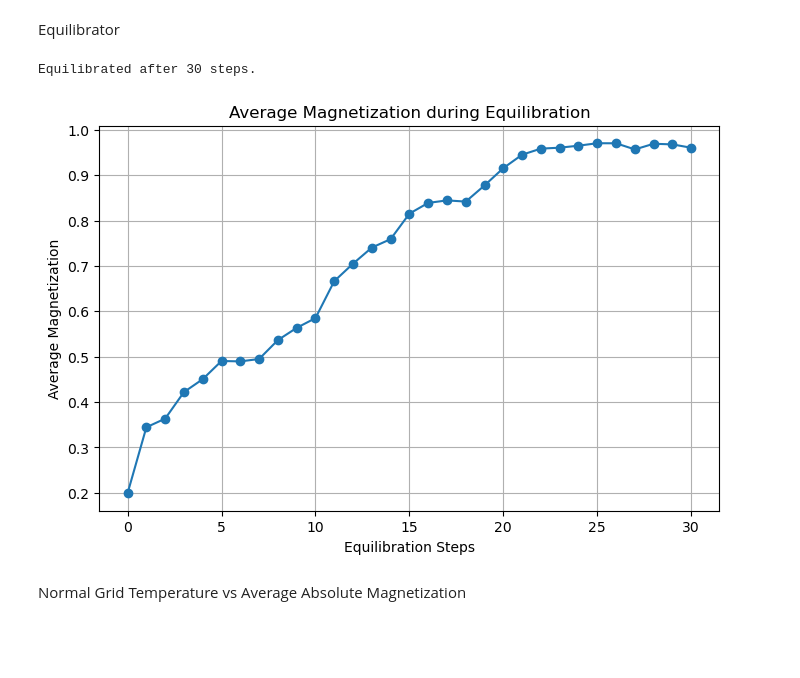
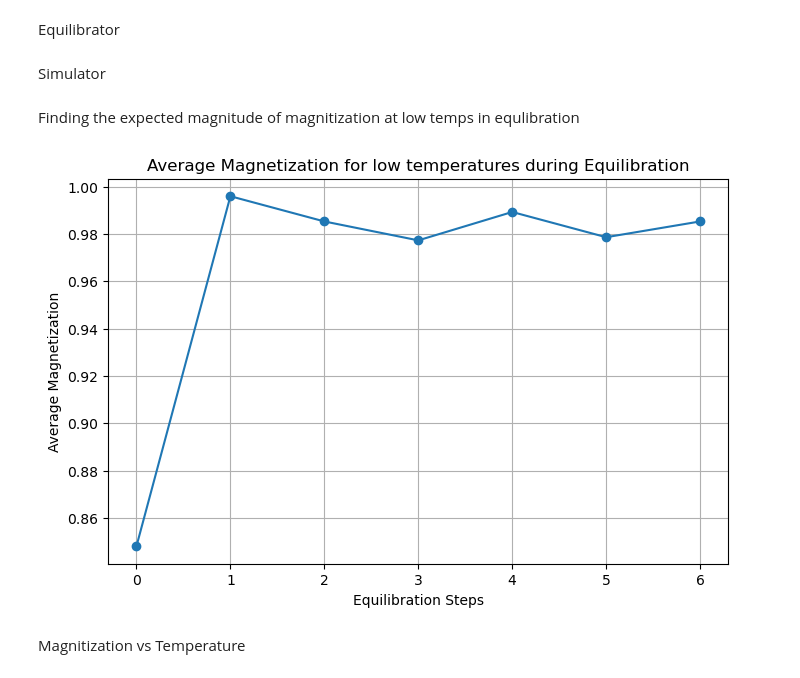
Before and after one commit to nirmiller/comp_phy_final_project, a Jupyter notebook: stats_n_graphs.ipynb, the cells around one changed output. Drawn from its saved outputs; the diff is of its cells as text; code cells hidden in the pictures; blank space fills up the shorter version.

```diff
--- a/stats_n_graphs.ipynb
+++ b/stats_n_graphs.ipynb
@@ -69,17 +74,2 @@ def equilibrate_grid(grid, tolerance=1e-1, mag_hist = False, J=1):
-# %%
-N = 50            # Lattice size
-J = 1           # Coupling constant
-grid = Grid(n_x=N, n_y=N, gridPointObject=electron.ClassicElectron, record_history=False)
-mags = equilibrate_grid(grid, tolerance=1e-2, mag_hist=True, J=J)
-
-# plot the mean magnetization over time
-plt.figure(figsize=(8, 5))
-plt.plot(mags, marker='o')
-plt.xlabel('Equilibration Steps')
-plt.ylabel('Average Magnetization')
-plt.title('Average Magnetization for low temperatures during Equilibration')
-plt.grid()
-plt.show()
-# %% [output]
-Equilibrated after 30 steps.
-[figure, old version]
+# %% [markdown]
+Simulator
@@ -86,4 +104,35 @@ Equilibrated after 30 steps.
 # %% [markdown]
-Normal Grid Temperature vs Average Absolute Magnetization
+Finding the expected magnitude of magnitization at low temps in equlibration
+# %%
+N = 30            # Lattice size
+J = 1             # Coupling constant
+
+# grid = Grid(n_x=N, n_y=N, gridPointObject=electron.ClassicElectron, record_history=False)
+# mags = equilibrate_grid(grid, equil_tolerance=.9, mag_hist=True, J=J)
+
+# holeGrid = HoleGrid(n_x=10, n_y=10, gridPointObject=electron.ClassicElectron, hole_grid=np.ones((3,3)) ,c_y=2, c_x=2, record_history=False)
+# mags = equilibrate_grid(holeGrid, equil_tolerance=.8, mag_hist=True, J=J)
+
+# mobius = Mobius(n_x=10, n_y=10, gridPointObject=electron.ClassicElectron, record_history=False)
+# mags = equilibrate_grid(mobius, equil_tolerance=.9, mag_hist=True, J=J)
+
+# cylinder = Cylinder(n_x=10, n_y=10, gridPointObject=electron.ClassicElectron, record_history=False)
+# mags = equilibrate_grid(cylinder, equil_tolerance=.9, mag_hist=True, J=J)
+
+torus = Torus(n_x=10, n_y=10, gridPointObject=electron.ClassicElectron, record_history=False)
+mags = equilibrate_grid(torus, equil_tolerance=.9, mag_hist=True, J=J)
+
+# plot the mean magnetization over time
+plt.figure(figsize=(8, 5))
+plt.plot(mags, marker='o')
+plt.xlabel('Equilibration Steps')
+plt.ylabel('Average Magnetization')
+plt.title('Average Magnetization for low temperatures during Equilibration')
+plt.grid()
+plt.show()
+# %% [output]
+[figure, new version]
+# %% [markdown]
+Magnitization vs Temperature
 # %%
 # --- Parameters ---
```
Also changed, not shown: parts of 10 cells of this notebook.
